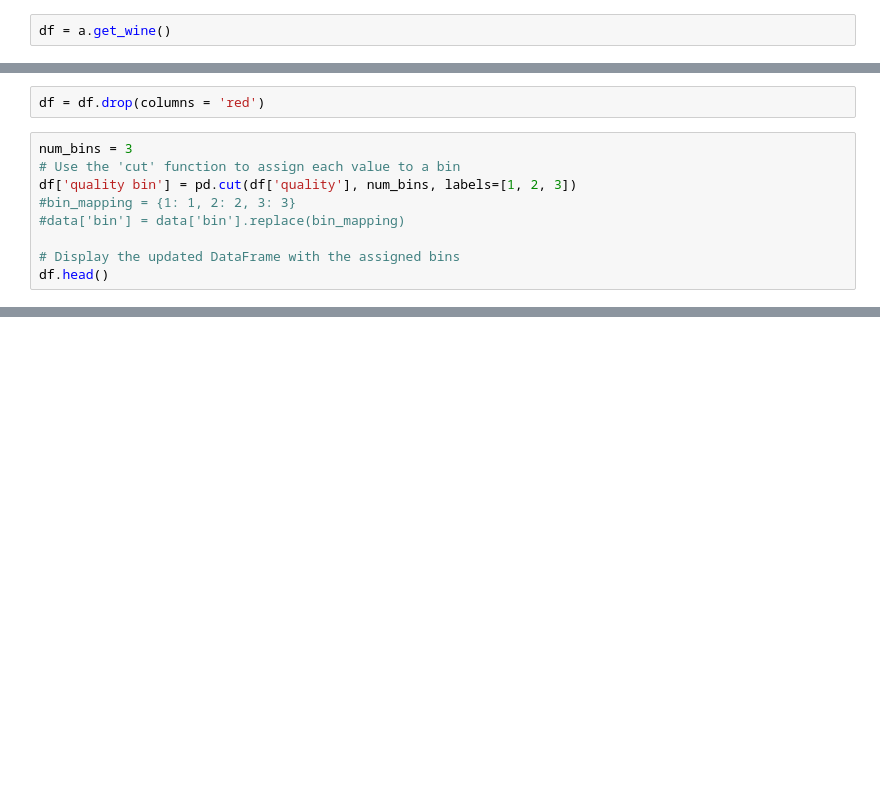
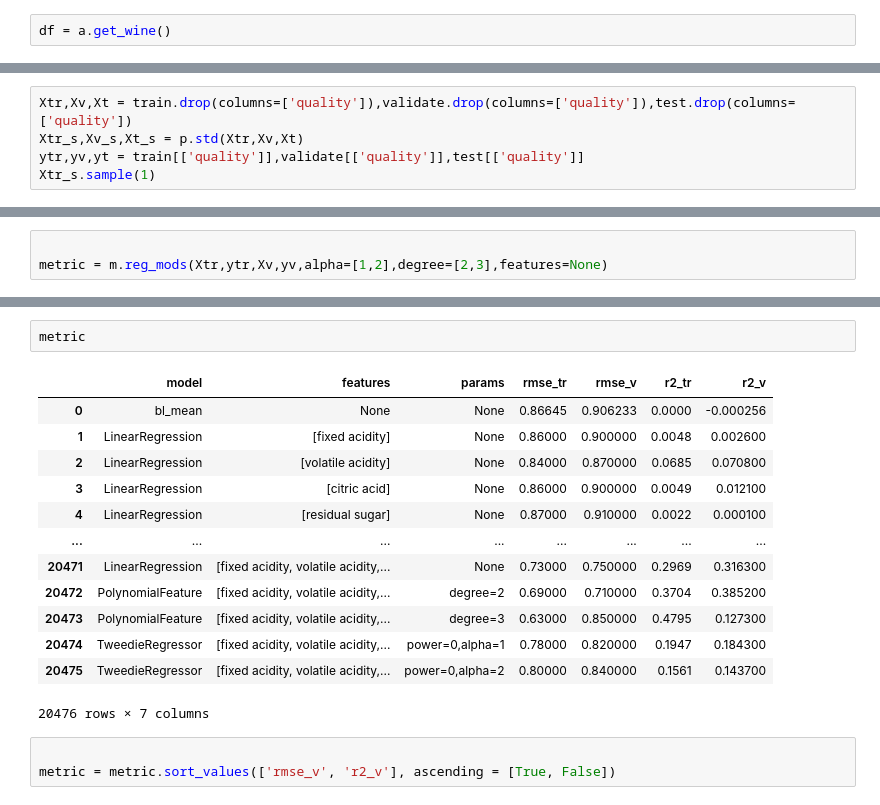
Before and after one commit to et-to-the-moon/find_fine_wine, a Jupyter notebook: e_explore_red_2.ipynb, the cells around one changed output, grey strips where cells are left out. Drawn from its saved outputs; the diff is of its cells as text; blank space fills up the shorter version.

```diff
--- a/e_explore_red_2.ipynb
+++ b/e_explore_red_2.ipynb
@@ -28,11 +18,0 @@ df.head()
-# %%
-df = df.drop(columns = 'red')
-# %%
-num_bins = 3
-# Use the 'cut' function to assign each value to a bin
-df['quality bin'] = pd.cut(df['quality'], num_bins, labels=[1, 2, 3])
-#bin_mapping = {1: 1, 2: 2, 3: 3}
-#data['bin'] = data['bin'].replace(bin_mapping)
-
-# Display the updated DataFrame with the assigned bins
-df.head()
@@ -47,0 +41,5 @@ train, validate, test = p.split_data(df)
+# %%
+Xtr,Xv,Xt = train.drop(columns=['quality']),validate.drop(columns=['quality']),test.drop(columns=['quality'])
+Xtr_s,Xv_s,Xt_s = p.std(Xtr,Xv,Xt)
+ytr,yv,yt = train[['quality']],validate[['quality']],test[['quality']]
+Xtr_s.sample(1)
@@ -47,0 +49,3 @@ train, validate, test = p.split_data(df)
+# %%
+
+metric = m.reg_mods(Xtr,ytr,Xv,yv,alpha=[1,2],degree=[2,3],features=None)
@@ -47,0 +70,19 @@ train, validate, test = p.split_data(df)
+# %%
+metric
+# %% [output]
+|  | model | features | params | rmse_tr | rmse_v | r2_tr | r2_v |
+| 0 | bl_mean | None | None | 0.86645 | 0.906233 | 0.0000 | -0.000256 |
+| 1 | LinearRegression | [fixed acidity] | None | 0.86000 | 0.900000 | 0.0048 | 0.002600 |
+| 2 | LinearRegression | [volatile acidity] | None | 0.84000 | 0.870000 | 0.0685 | 0.070800 |
+| 3 | LinearRegression | [citric acid] | None | 0.86000 | 0.900000 | 0.0049 | 0.012100 |
+| 4 | LinearRegression | [residual sugar] | None | 0.87000 | 0.910000 | 0.0022 | 0.000100 |
+| ... | ... | ... | ... | ... | ... | ... | ... |
+| 20471 | LinearRegression | [fixed acidity, volatile acidity,... | None | 0.73000 | 0.750000 | 0.2969 | 0.316300 |
+| 20472 | PolynomialFeature | [fixed acidity, volatile acidity,... | degree=2 | 0.69000 | 0.710000 | 0.3704 | 0.385200 |
+| 20473 | PolynomialFeature | [fixed acidity, volatile acidity,... | degree=3 | 0.63000 | 0.850000 | 0.4795 | 0.127300 |
+| 20474 | TweedieRegressor | [fixed acidity, volatile acidity,... | power=0,alpha=1 | 0.78000 | 0.820000 | 0.1947 | 0.184300 |
+| 20475 | TweedieRegressor | [fixed acidity, volatile acidity,... | power=0,alpha=2 | 0.80000 | 0.840000 | 0.1561 | 0.143700 |
+20476 rows × 7 columns
+# %%
+
+metric = metric.sort_values(['rmse_v', 'r2_v'], ascending = [True, False])
```
Also changed, not shown: parts of 10 cells of this notebook.
